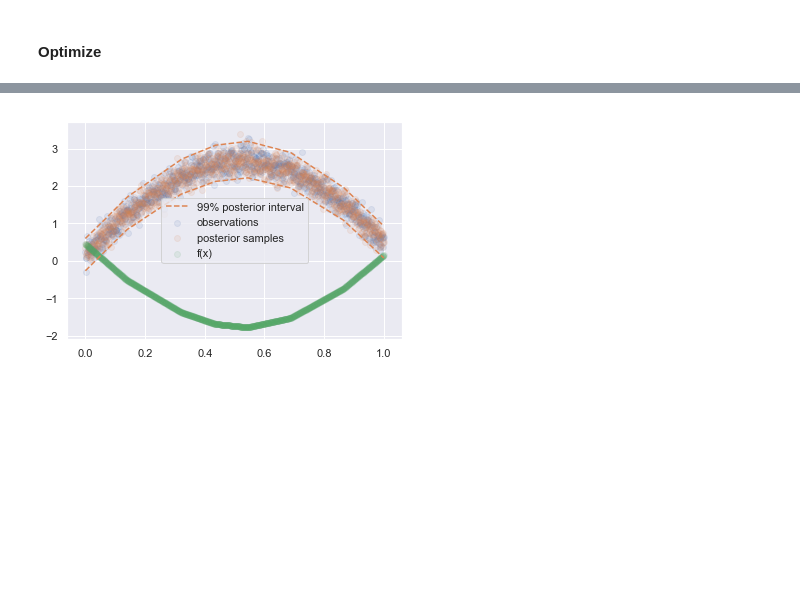
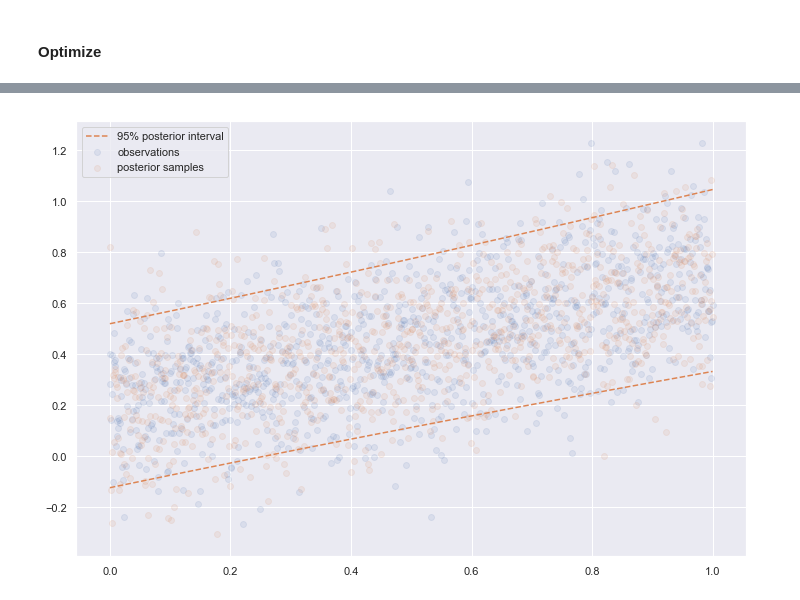
Before and after one commit to vlievin/deep-bayes, a Jupyter notebook: 1d example.ipynb, the cells around one changed output, grey strips where cells are left out. Saved outputs shown, nothing was run; the diff lists cells and outputs as text; code cells hidden in the pictures; blank space fills up the shorter version.

```diff
--- a/1d example.ipynb
+++ b/1d example.ipynb
@@ -52,7 +52,7 @@ a = 0.5
 b = 0.2
 scale = 0.2
 x = np.linspace(0,1,N)
-f = lambda x_ : 5*np.sin(3*x_)
+f = lambda x_ : x_#-x_ * 5*np.sin(10*x_)
 gen_y = lambda x_i : a * f(x_i) + b + scale * np.random.normal()
 y = [gen_y(x_i) for x_i in x]
 sns.scatterplot(x,y)
@@ -74,10 +74,9 @@ log_posterior = lambda y, mu, sigma_2 : log_ll(y, mu, sigma_2) + prior_alpha.log
 class FeaturesExtractor(nn.Module):
     def __init__(self):
         super().__init__()
-        self.layers = nn.Sequential( nn.Linear(1, 32), nn.ReLU(), nn.Linear(32, 1) )
+        self.layers = nn.Sequential( nn.Linear(1, 128), nn.ReLU(), nn.Linear(128, 1) )
     def forward(self, x):
-
-        return self.layers(x[:,None]).squeeze()
+        return x#self.layers(x[:,None]).squeeze()
 
 class Priors(nn.Module):
     def __init__(self):
@@ -127,16 +123,15 @@ epoch 1000, loss 4.685467720031738
 # %%
+plt.figure(figsize=(12,8))
 h = features(x)
-mu_ = mu(h, priors.mu_a, priors.mu_b)
-sigma2_ = sigma2(h, priors.sigma_a, priors.sigma_b)
-p5 = Normal(mu_, sigma2_.sqrt()).icdf(0.01 * torch.ones_like(mu_)).detach()
-p95 = Normal(mu_, sigma2_.sqrt()).icdf(0.99 * torch.ones_like(mu_)).detach()
-samples = Normal(mu_, sigma2_.sqrt()).sample()
+p5 = priors.posterior(h).icdf(0.05 * torch.ones_like(h)).detach()
+p95 = priors.posterior(h).icdf(0.95 * torch.ones_like(h)).detach()
+samples = priors.posterior(h).sample()
 plt.scatter(x,y, alpha=0.1, label='observations')
 plt.scatter(x,samples.numpy(), alpha=0.1, label='posterior samples')
-plt.scatter(x,h.detach().numpy(), alpha=0.1, label='f(x)')
-plt.plot(x.numpy(), p5.numpy(), '--', color=sns.color_palette()[1], label='99% posterior interval')
+#plt.scatter(x,h.detach().numpy(), alpha=0.1, label='f(x)')
+plt.plot(x.numpy(), p5.numpy(), '--', color=sns.color_palette()[1], label='95% posterior interval')
 plt.plot(x.numpy(), p95.numpy(), '--',color=sns.color_palette()[1])
 plt.legend()
 plt.show()
 # %% [output]
-[figure, old version]
+[figure, new version]
```
Also changed, not shown: parts of 2 cells of this notebook, 1 other file.
